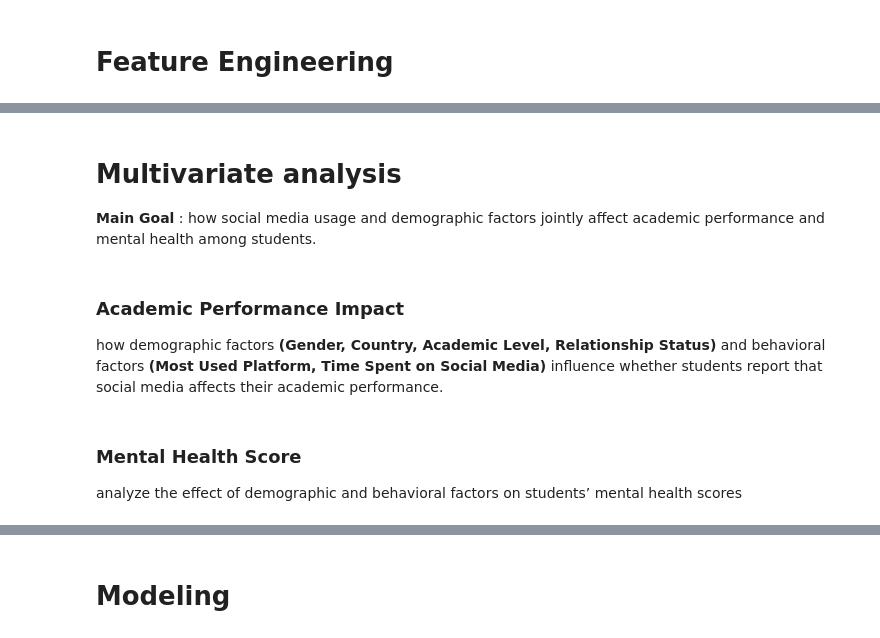
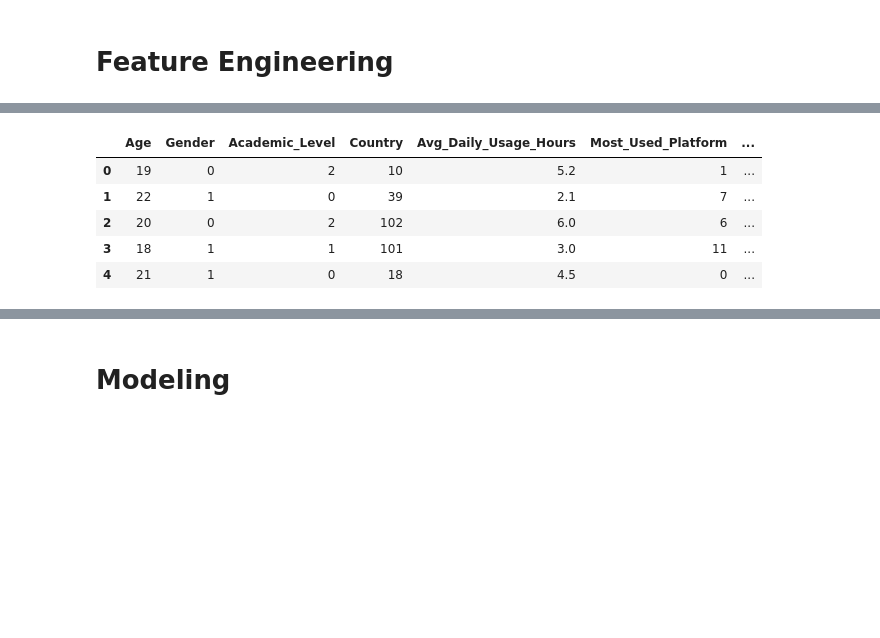
Before and after one commit to aliasgharmirhshai/social-media-addiction, a Jupyter notebook: main.ipynb, the cells around one changed output, grey strips where cells are left out. Drawn from its saved outputs; the diff is of its cells as text; code cells hidden in the pictures; blank space fills up the shorter version.

```diff
--- a/main.ipynb
+++ b/main.ipynb
@@ -773,2 +772,2 @@ data = df
 # %%
-data.drop("Student_ID", axis=1, inplace=True)
+df.drop("Student_ID", axis=1, inplace=True)
@@ -847,9 +774,16 @@ mental_health_data[mental_health_numeric_cols] = scaler.fit_transform(mental_hea
-# %% [markdown]
-# Multivariate analysis
-
-**Main Goal** : how social media usage and demographic factors jointly affect academic performance and mental health among students.
-# %% [markdown]
-### Academic Performance Impact
-
-how demographic factors **(Gender, Country, Academic Level, Relationship Status)** and behavioral factors **(Most Used Platform, Time Spent on Social Media)** influence whether students report that social media affects their academic performance.
+# %%
+
+object_cols = df.select_dtypes(include='object').columns
+le = LabelEncoder()
+for col in object_cols:
+    df[col] = le.fit_transform(df[col])
+
+df.head()
+# %% [output]
+|  | Age | Gender | Academic_Level | Country | Avg_Daily_Usage_Hours | Most_Used_Platform | ... |
+| 0 | 19 | 0 | 2 | 10 | 5.2 | 1 | ... |
+| 1 | 22 | 1 | 0 | 39 | 2.1 | 7 | ... |
+| 2 | 20 | 0 | 2 | 102 | 6.0 | 6 | ... |
+| 3 | 18 | 1 | 1 | 101 | 3.0 | 11 | ... |
+| 4 | 21 | 1 | 0 | 18 | 4.5 | 0 | ... |
 # %%
@@ -874,4 +809,0 @@ print(f"Classification Report:\n{classification_report(academic_y_test, academic
-# %% [markdown]
-### Mental Health Score
-
-analyze the effect of demographic and behavioral factors on students’ mental health scores
```
Also changed, not shown: parts of 42 cells of this notebook.
